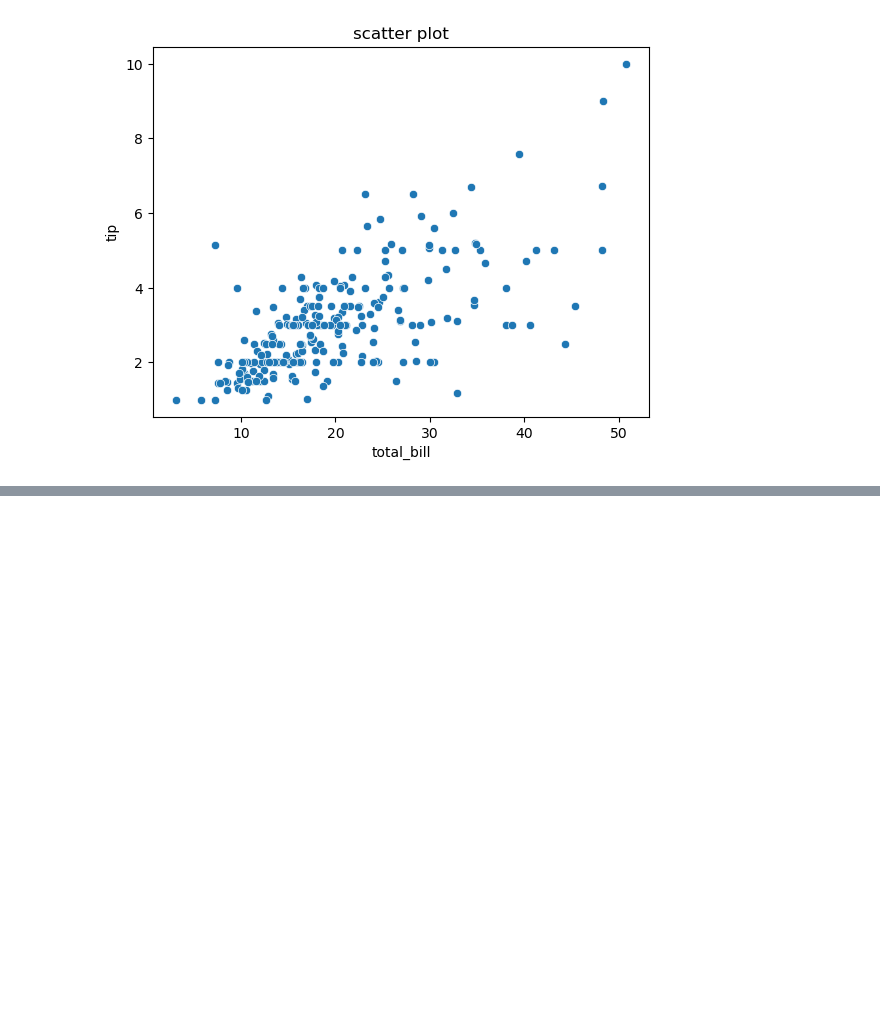
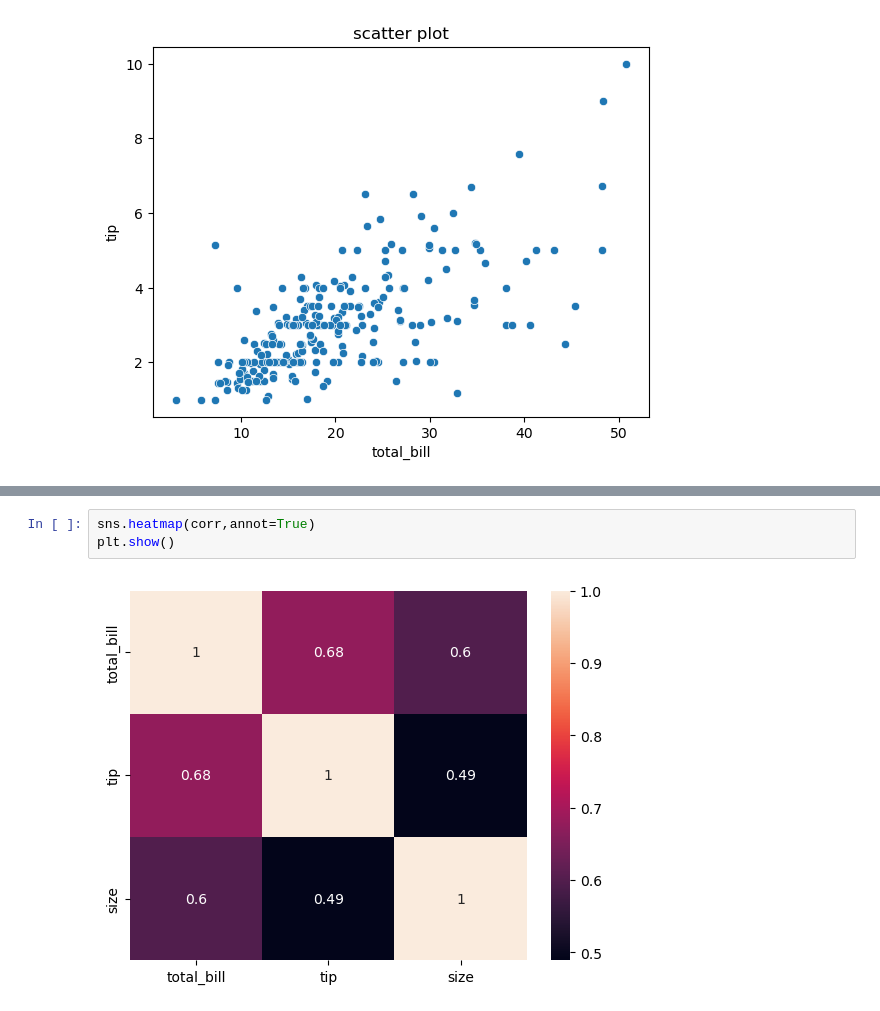
Before and after one commit to aryanra419/Python-class-notes, a Jupyter notebook: visualization.ipynb, the cells around one changed output, grey strips where cells are left out. Drawn from its saved outputs; the diff is of its cells as text; blank space fills up the shorter version.

```diff
--- a/visualization.ipynb
+++ b/visualization.ipynb
@@ -263,0 +298,5 @@ To https://github.com/aryanra419/Python-class-notes
+# %%
+sns.heatmap(corr,annot=True)
+plt.show()
+# %% [output]
+[figure, added]
```
Also changed, not shown: parts of 14 cells of this notebook.
